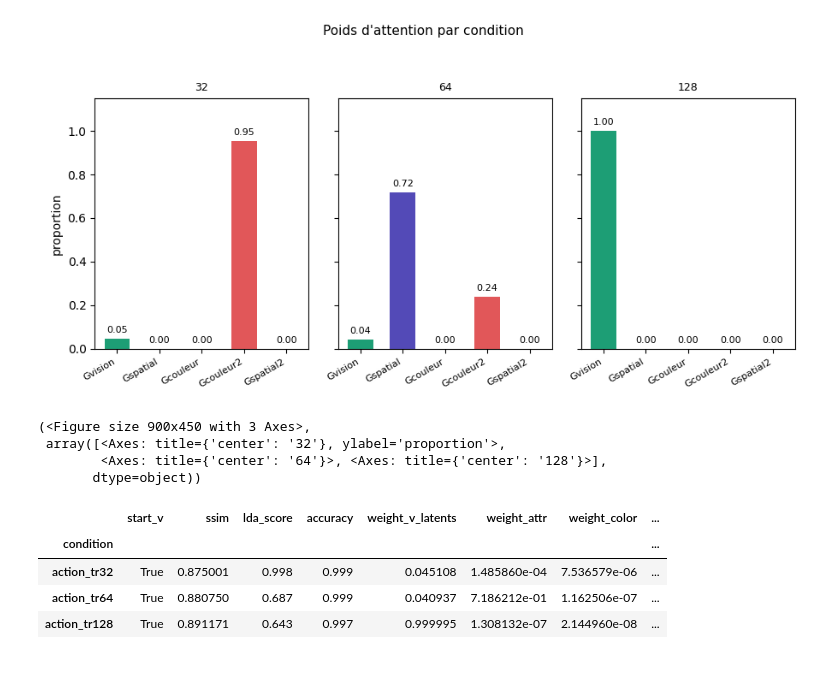
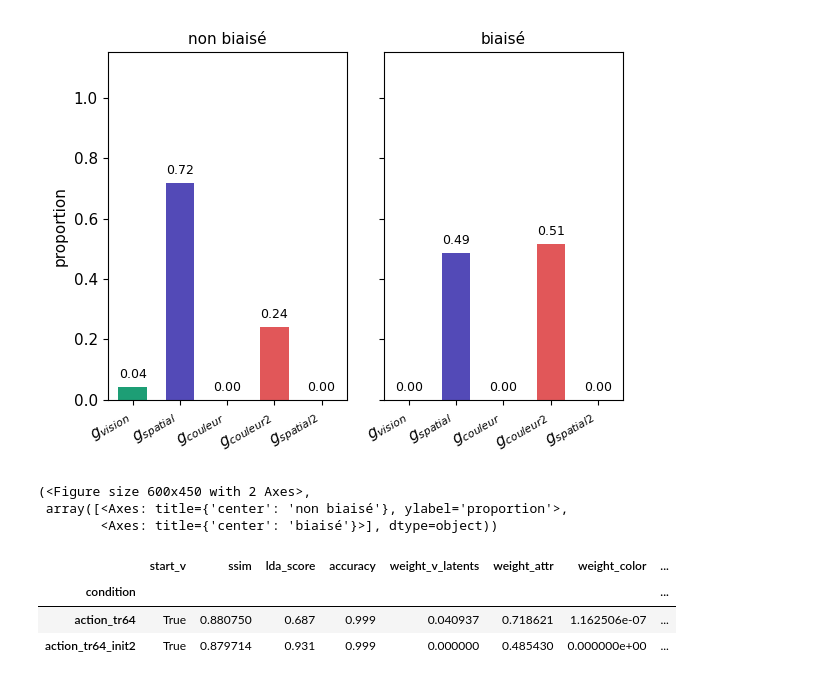
Before and after one commit to lucas-ch/gwsyn, a Jupyter notebook: notebooks/action.ipynb, the cells around one changed output. Cells and saved outputs as stored; diff of their text form; code cells hidden in the pictures.

Commit message:
figures

```diff
--- a/notebooks/action.ipynb
+++ b/notebooks/action.ipynb
@@ -13,61 +13,58 @@ from syn_project.utils_notebook import *
 
 %matplotlib widget
 # %%
-CONDITIONS = ["action_tr32", "action_tr64", "action_tr128"]
+CONDITIONS = [ "action_tr64", "action_tr64_init2"]
 START_VISION = [True]
 KEY_DIMS = ["v_latents", "attr", "color", "v_attr_color", "v_color_attr"]
 checkpoint_epoch = 0
 # --- Tableau de métriques ---
 metrics_df = compute_metrics_table(
         conditions=CONDITIONS,
         start_vision=START_VISION,
-        cat_names=CAT_NAMES,
         n_samples_test=1000,
         split="test",
         checkpoint_epoch=checkpoint_epoch,
     )
 
     # --- Poids d'attention ---
 weights = compute_attention_weights(CONDITIONS, KEY_DIMS, checkpoint_epoch)
 
 plot_attention_weights(
     weights,
     key_dims=KEY_DIMS,
     x_labels={
-        "v_latents": "Gvision",
-        "attr": "Gspatial",
-        "color": "Gcouleur",
-        "v_attr_color": "Gcouleur2",
-        "v_color_attr": "Gspatial2",
+        "v_latents": r'$g_{vision}$',
+        "attr": r'$g_{spatial}$',
+        "color": r'$g_{couleur}$',
+        "v_attr_color": r'$g_{couleur2}$',
+        "v_color_attr": r'$g_{spatial2}$',
     },
     subplot_titles={
         "action_tr32": "32",
-        "action_tr64": "64",
+        "action_tr64": "non biaisé",
+        "action_tr64_init2": "biaisé",
         "action_tr128": "128",
     },
     colors={
         "v_latents": "#1D9E75",
         "attr": "#534AB7",
         "color": "#534AB7",
         "v_attr_color": "#E15759",
         "v_color_attr": "#E15759",
     },
-    suptitle="Poids d'attention par condition",
 )
 # %% [output]
-[figure, old version]
+[figure, new version]
-(<Figure size 900x450 with 3 Axes>,
- array([<Axes: title={'center': '32'}, ylabel='proportion'>,
-        <Axes: title={'center': '64'}>, <Axes: title={'center': '128'}>],
-       dtype=object))
+(<Figure size 600x450 with 2 Axes>,
+ array([<Axes: title={'center': 'non biaisé'}, ylabel='proportion'>,
+        <Axes: title={'center': 'biaisé'}>], dtype=object))
 # %%
 metrics_df
 # %% [output]
 |  | start_v | ssim | lda_score | accuracy | weight_v_latents | weight_attr | weight_color | ... |
 | condition |  |  |  |  |  |  |  | ... |
-| action_tr32 | True | 0.875001 | 0.998 | 0.999 | 0.045108 | 1.485860e-04 | 7.536579e-06 | ... |
-| action_tr64 | True | 0.880750 | 0.687 | 0.999 | 0.040937 | 7.186212e-01 | 1.162506e-07 | ... |
-| action_tr128 | True | 0.891171 | 0.643 | 0.997 | 0.999995 | 1.308132e-07 | 2.144960e-08 | ... |
+| action_tr64 | True | 0.880750 | 0.687 | 0.999 | 0.040937 | 0.718621 | 1.162506e-07 | ... |
+| action_tr64_init2 | True | 0.879714 | 0.931 | 0.999 | 0.000000 | 0.485430 | 0.000000e+00 | ... |
 # %%
 pub_df = build_publication_table(
     metrics_df,
```
Also changed, not shown: parts of 3 cells of this notebook, 9 other files.
